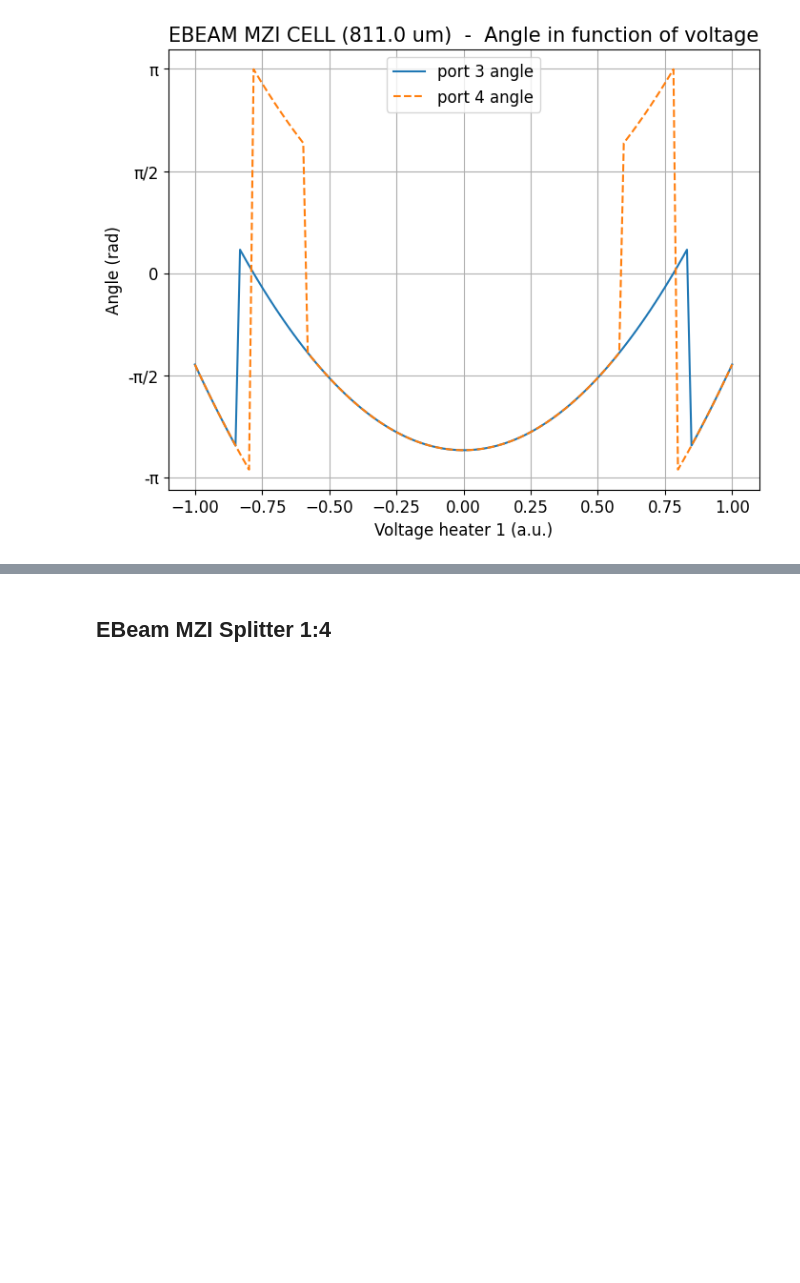
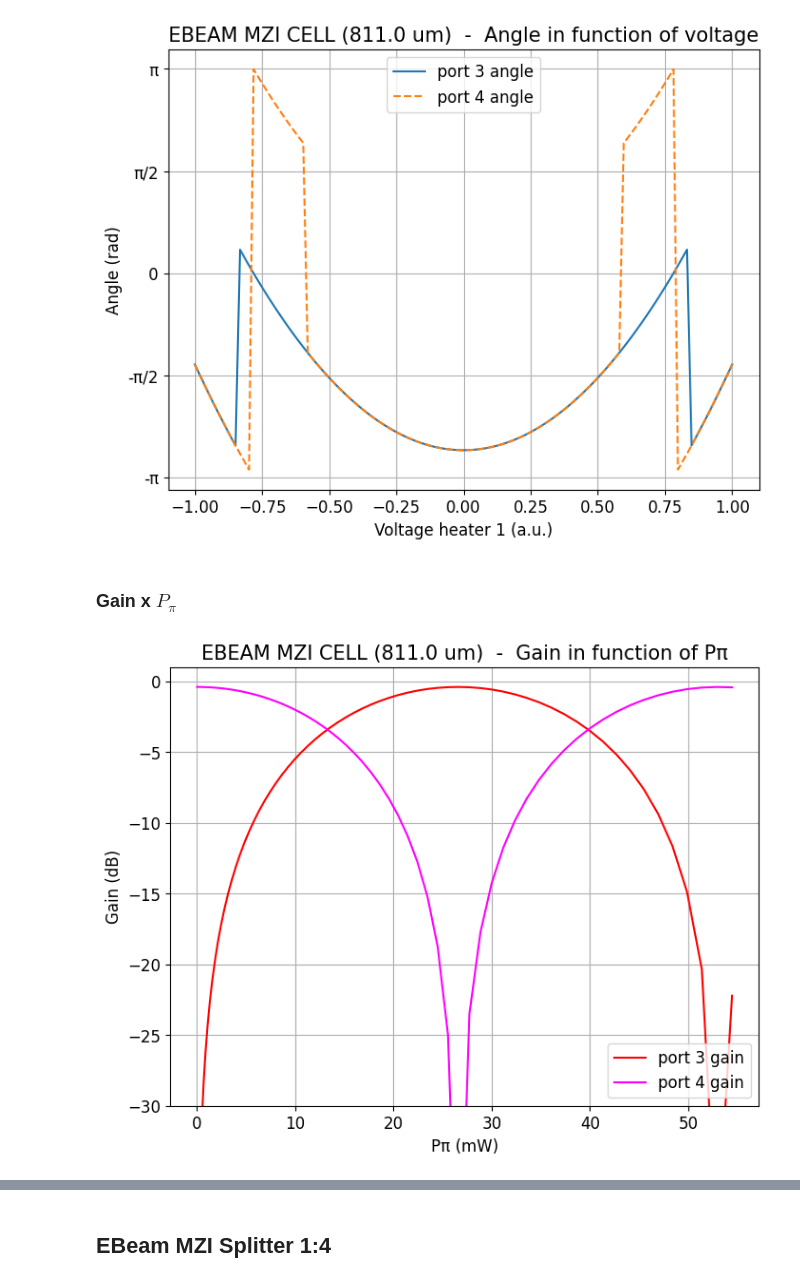
Before and after one commit to CaioRodrigues200/Programmable-Multifunctional-Circuit, a Jupyter notebook: Simulations/INTERCONNECT_Caio.ipynb, the cells around one changed output, grey strips where cells are left out. Saved outputs shown, nothing was run; the diff lists cells and outputs as text; code cells hidden in the pictures; blank space fills up the shorter version.

```diff
--- a/Simulations/INTERCONNECT_Caio.ipynb
+++ b/Simulations/INTERCONNECT_Caio.ipynb
@@ -797,3 +847,44 @@ plt.savefig(datapath+"/"+"MZI_Angle x voltage (" + str(np.round(TOPSLen*1e6,0))
 # %% [output]
 [figure]
 [figure]
+# %% [markdown]
+### Gain x $P_\pi$
+# %%
+inter.switchtolayout()
+
+VoltageArray = np.linspace(0.01,0.85,70)
+TOPSLen = 811e-6
+PpiArray = (VoltageArray*6.817)**2 / (3.04 * (hLen/4e-6))
+
+progress = tqdm(total= len(VoltageArray))
+
+Port1Gain = np.zeros(len(VoltageArray))
+Port2Gain = np.zeros(len(VoltageArray))
+
+inter.setnamed('EBEAM_heat_CELL_1','Waveguide Length',TOPSLen)
+
+for i in range(len(VoltageArray)):
+    inter.switchtolayout()
+    inter.setnamed('DC_1','amplitude',VoltageArray[i])
+    inter.run()
+
+    Port1Gain[i] = inter.getresult('ONA_1','input 1/mode 1/gain')['TE gain (dB)'][0]
+    Port2Gain[i] = inter.getresult('ONA_1','input 2/mode 1/gain')['TE gain (dB)'][0]
+
+    progress.update(1)
+
+plt.figure(figsize=(8,6))
+plt.plot(PpiArray*1e3,Port1Gain,label='port 3 gain',color='red')
+plt.plot(PpiArray*1e3,Port2Gain,label='port 4 gain',color='magenta')
+plt.xlabel('Pπ (mW)',fontsize=12)
+plt.ylabel('Gain (dB)',fontsize=12)
+plt.title(f'EBEAM MZI CELL ({np.round(TOPSLen*1e6,0)} um)  -  Gain in function of Pπ',fontsize=15)
+plt.ylim(-30,1)
+plt.legend()
+plt.grid()
+
+datapath = '../Media/Ebeam_heater'
+file_count = sum(len(files) for _, _, files in os.walk(datapath))
+plt.savefig(datapath+"/"+"MZI_Gain x Ppi (" + str(np.round(TOPSLen*1e6,0)) + " um).png", transparent=False, facecolor="white", bbox_inches="tight")
+# %% [output]
+[figure, added]
```
Also changed, not shown: parts of 4 cells of this notebook, 4 other files.
